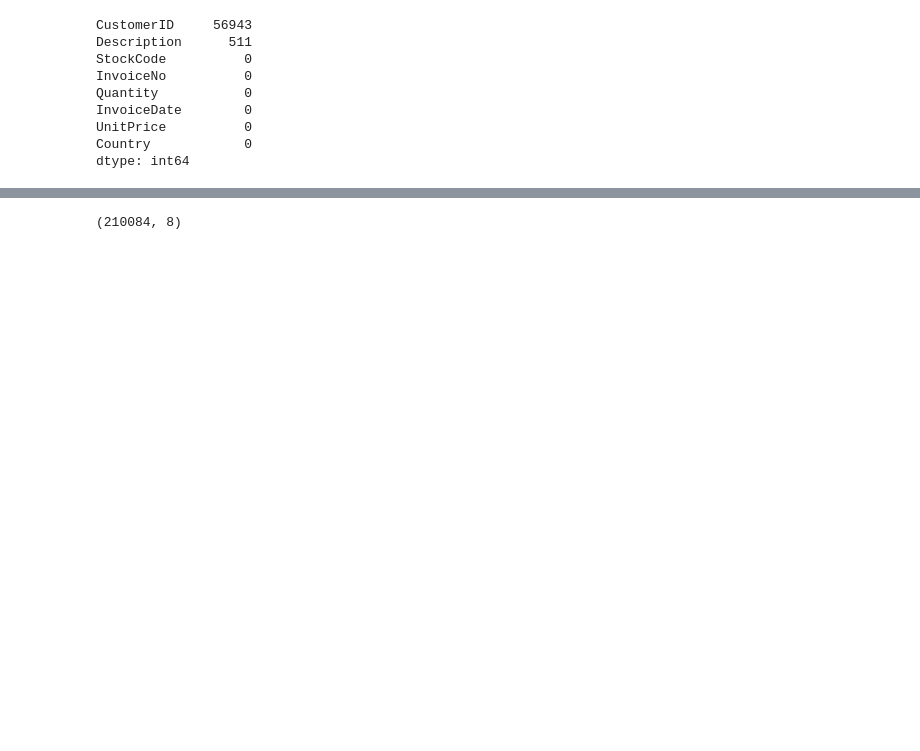
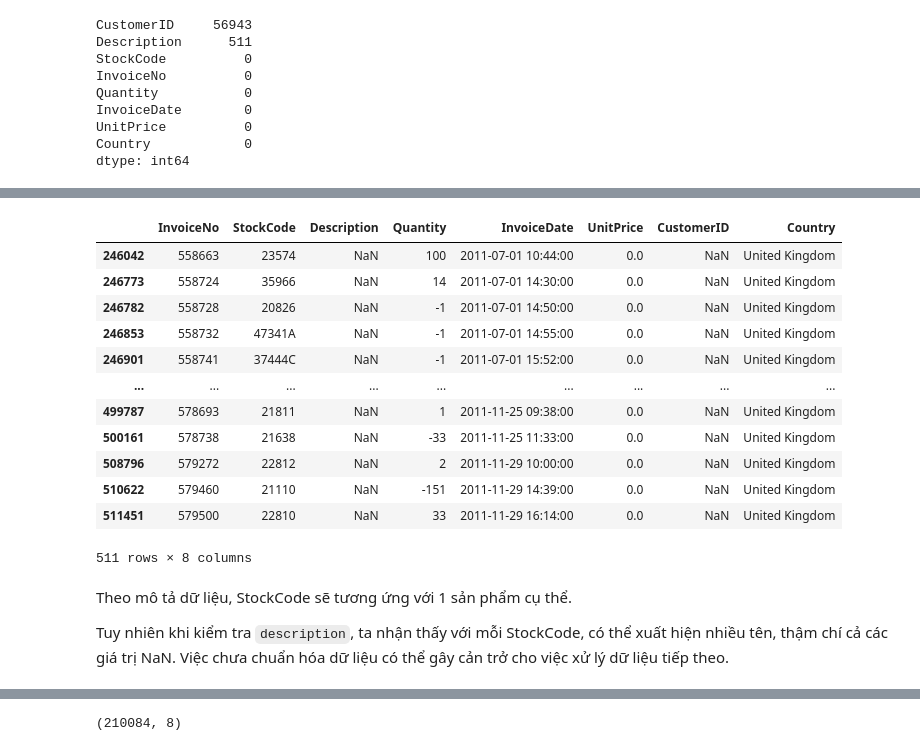
Before and after one commit to caboifvd/Pentabytes, a Jupyter notebook: Online_Retail_Analysis_Project.ipynb, the cells around one changed output, grey strips where cells are left out. Cells and saved outputs as stored; diff of their text form; code cells hidden in the pictures; blank space fills up the shorter version.

```diff
--- a/Online_Retail_Analysis_Project.ipynb
+++ b/Online_Retail_Analysis_Project.ipynb
@@ -120,0 +148,22 @@ Vì vậy, để đảm bảo độ tin cậy cho quá trình phân tích dữ l
+# %%
+# Xem Description bị thiếu
+missing_desc_df = df[df['Description'].isna()]
+missing_desc_df
+# %% [output]
+|  | InvoiceNo | StockCode | Description | Quantity | InvoiceDate | UnitPrice | CustomerID | Country |
+| 246042 | 558663 | 23574 | NaN | 100 | 2011-07-01 10:44:00 | 0.0 | NaN | United Kingdom |
+| 246773 | 558724 | 35966 | NaN | 14 | 2011-07-01 14:30:00 | 0.0 | NaN | United Kingdom |
+| 246782 | 558728 | 20826 | NaN | -1 | 2011-07-01 14:50:00 | 0.0 | NaN | United Kingdom |
+| 246853 | 558732 | 47341A | NaN | -1 | 2011-07-01 14:55:00 | 0.0 | NaN | United Kingdom |
+| 246901 | 558741 | 37444C | NaN | -1 | 2011-07-01 15:52:00 | 0.0 | NaN | United Kingdom |
+| ... | ... | ... | ... | ... | ... | ... | ... | ... |
+| 499787 | 578693 | 21811 | NaN | 1 | 2011-11-25 09:38:00 | 0.0 | NaN | United Kingdom |
+| 500161 | 578738 | 21638 | NaN | -33 | 2011-11-25 11:33:00 | 0.0 | NaN | United Kingdom |
+| 508796 | 579272 | 22812 | NaN | 2 | 2011-11-29 10:00:00 | 0.0 | NaN | United Kingdom |
+| 510622 | 579460 | 21110 | NaN | -151 | 2011-11-29 14:39:00 | 0.0 | NaN | United Kingdom |
+| 511451 | 579500 | 22810 | NaN | 33 | 2011-11-29 16:14:00 | 0.0 | NaN | United Kingdom |
+511 rows × 8 columns
+# %% [markdown]
+Theo mô tả dữ liệu, StockCode sẽ tương ứng với 1 sản phẩm cụ thể.
+
+Tuy nhiên khi kiểm tra `description`, ta nhận thấy với mỗi StockCode, có thể xuất hiện nhiều tên, thậm chí cả các giá trị NaN. Việc chưa chuẩn hóa dữ liệu có thể gây cản trở cho việc xử lý dữ liệu tiếp theo.
```
Also changed, not shown: parts of 38 cells of this notebook.
